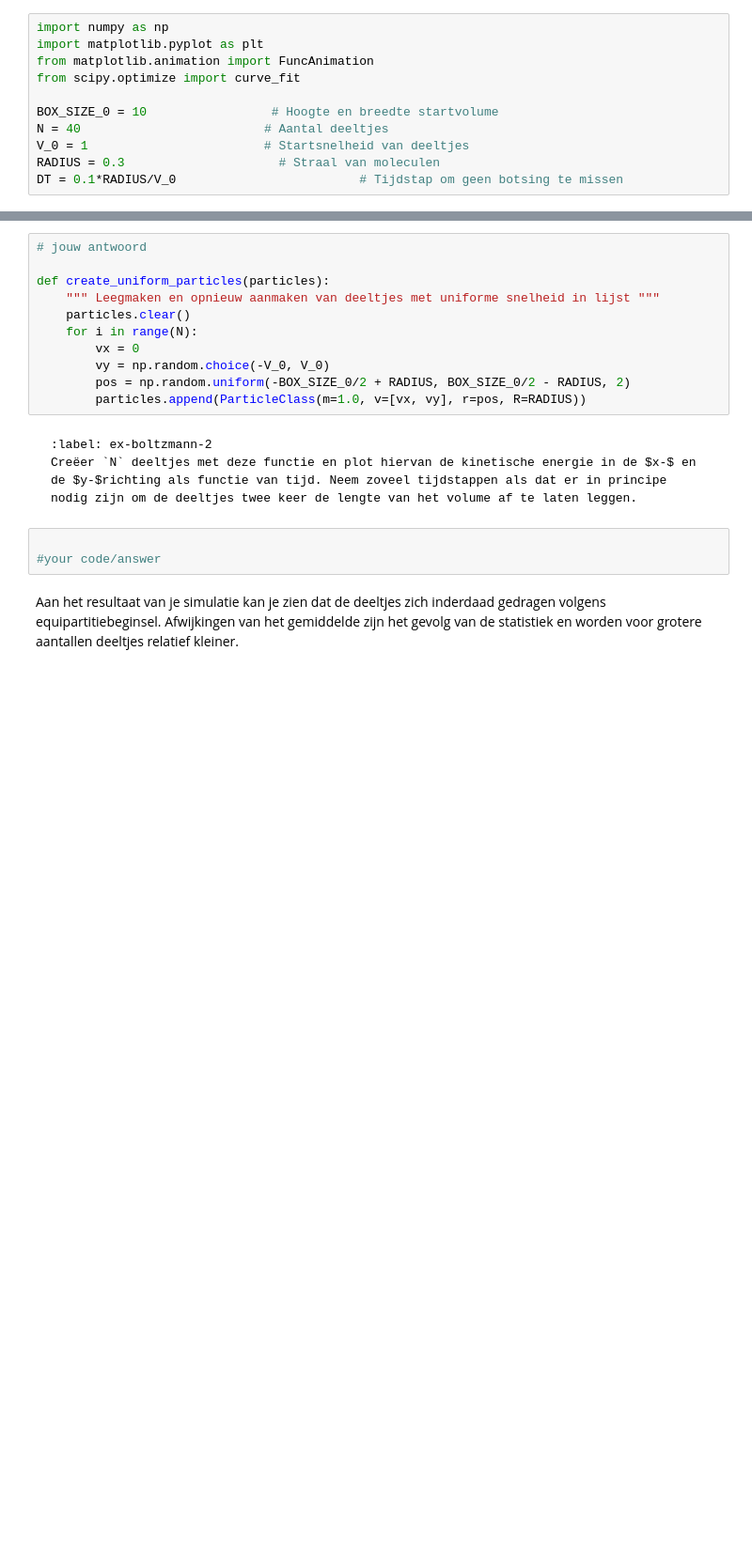
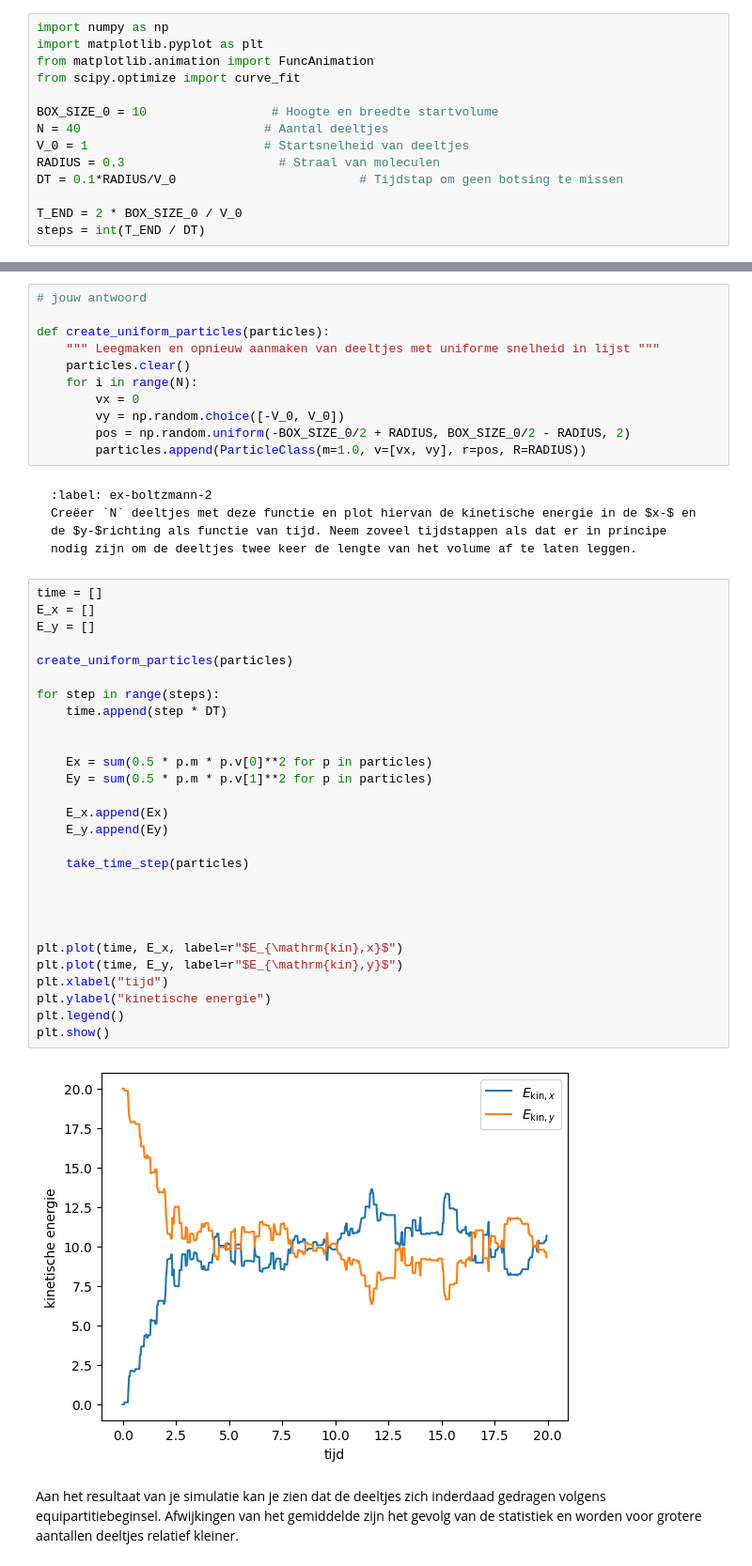
Before and after one commit to JSlootsTUD/Jesse-en-Justin, a Jupyter notebook: Content/PySim/6_boltzmann.ipynb, the cells around one changed output, grey strips where cells are left out. Shown at 94% size. Drawn from its saved outputs; the diff is of its cells as text; blank space fills up the shorter version.

````diff
--- a/Content/PySim/6_boltzmann.ipynb
+++ b/Content/PySim/6_boltzmann.ipynb
@@ -28,6 +28,9 @@ N = 40                         # Aantal deeltjes
 V_0 = 1                        # Startsnelheid van deeltjes
 RADIUS = 0.3                     # Straal van moleculen
 DT = 0.1*RADIUS/V_0                         # Tijdstap om geen botsing te missen
+
+T_END = 2 * BOX_SIZE_0 / V_0
+steps = int(T_END / DT)
 # %% [markdown]
 Dan maken we weer gebruik van de klasse voor het deeltje:
 # %%
@@ -154,7 +157,7 @@ def create_uniform_particles(particles):
     particles.clear()
     for i in range(N):
         vx = 0
-        vy = np.random.choice(-V_0, V_0)
+        vy = np.random.choice([-V_0, V_0])
         pos = np.random.uniform(-BOX_SIZE_0/2 + RADIUS, BOX_SIZE_0/2 - RADIUS, 2)
         particles.append(ParticleClass(m=1.0, v=[vx, vy], r=pos, R=RADIUS))
 # %% [markdown]
@@ -164,8 +167,35 @@ def create_uniform_particles(particles):
 Creëer `N` deeltjes met deze functie en plot hiervan de kinetische energie in de $x-$ en de $y-$richting als functie van tijd. Neem zoveel tijdstappen als dat er in principe nodig zijn om de deeltjes twee keer de lengte van het volume af te laten leggen.
 ```
 # %%
+time = []
+E_x = []
+E_y = []
 
-#your code/answer
+create_uniform_particles(particles)
+
+for step in range(steps):
+    time.append(step * DT)
+
+
+    Ex = sum(0.5 * p.m * p.v[0]**2 for p in particles)
+    Ey = sum(0.5 * p.m * p.v[1]**2 for p in particles)
+
+    E_x.append(Ex)
+    E_y.append(Ey)
+
+    take_time_step(particles)
+
+
+
+
+plt.plot(time, E_x, label=r"$E_{\mathrm{kin},x}$")
+plt.plot(time, E_y, label=r"$E_{\mathrm{kin},y}$")
+plt.xlabel("tijd")
+plt.ylabel("kinetische energie")
+plt.legend()
+plt.show()
+# %% [output]
+[figure, added]
 # %% [markdown]
 Aan het resultaat van je simulatie kan je zien dat de deeltjes zich inderdaad gedragen volgens equipartitiebeginsel. Afwijkingen van het gemiddelde zijn het gevolg van de statistiek en worden voor grotere aantallen deeltjes relatief kleiner.
 # %% [markdown]
````
Also changed, not shown: parts of 2 cells of this notebook.
